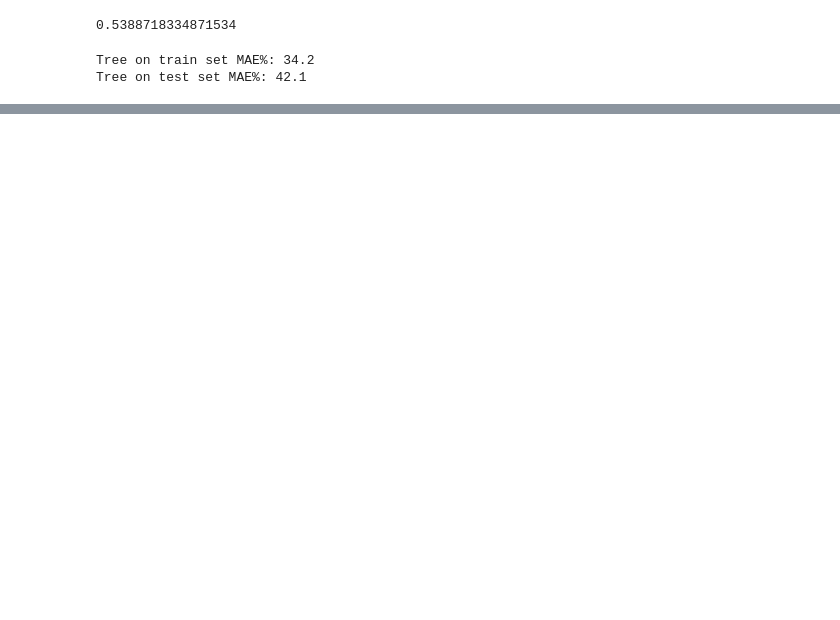
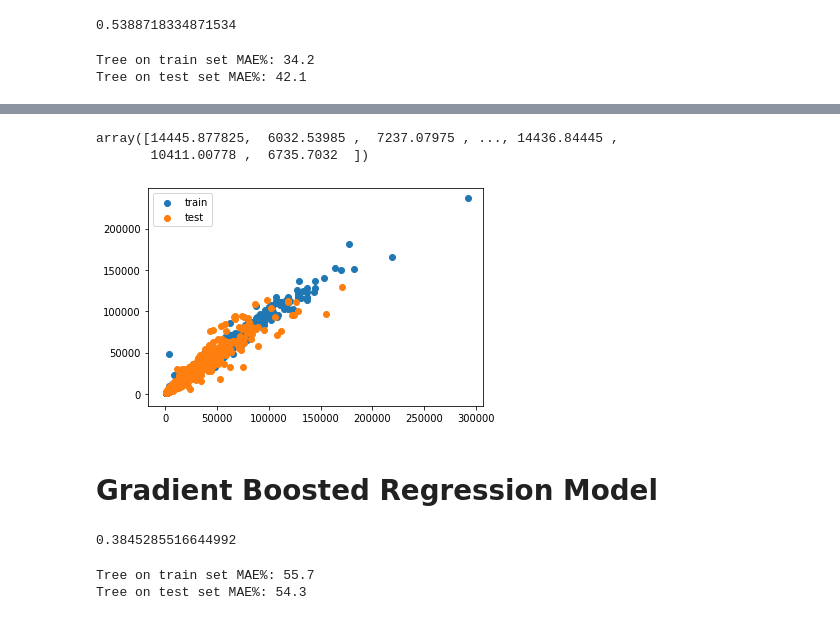
Before and after one commit to DAB-400-Capstone/Final-project, a Jupyter notebook: Project .ipynb, the cells around one changed output, grey strips where cells are left out. Drawn from its saved outputs; the diff is of its cells as text; code cells hidden in the pictures; blank space fills up the shorter version.

```diff
--- a/Project .ipynb
+++ b/Project .ipynb
@@ -644,0 +852,37 @@ array([31899.628,  8794.108,  8885.336, ..., 25809.432,  8268.654,
+# %%
+test_prediction
+# %% [output]
+array([14445.877825,  6032.53985 ,  7237.07975 , ..., 14436.84445 ,
+       10411.00778 ,  6735.7032  ])
+# %%
+# Create a scatter plot with train and test
+plt.scatter(y_train, train_prediction, label='train')
+plt.scatter(y_test, test_prediction, label='test')
+plt.legend()
+plt.show()
+# %% [output]
+[figure, added]
+# %% [markdown]
+#  Gradient Boosted Regression Model
+# %%
+
+from sklearn.ensemble import GradientBoostingRegressor
+gb_reg = GradientBoostingRegressor(max_features=5,
+                                learning_rate=0.01,
+                                n_estimators=200,
+                                random_state=99)
+gb_reg.fit(X_train,y_train)
+train_prediction = gb_reg.predict(X_train)
+test_prediction=gb_reg.predict(X_test)
+r2_score(y_test,test_prediction)
+# %% [output]
+0.3845285516644992
+# %%
+MAE_train=np.mean(abs(y_train-train_prediction))/np.mean(y_train)
+print("Tree on train set MAE%:", round(MAE_train*100,1))
+
+MAE_test=np.mean(abs(y_test-test_prediction))/np.mean(y_test)
+print("Tree on test set MAE%:", round(MAE_test*100,1))
+# %% [output]
+Tree on train set MAE%: 55.7
+Tree on test set MAE%: 54.3
```
Also changed, not shown: parts of 42 cells of this notebook.
